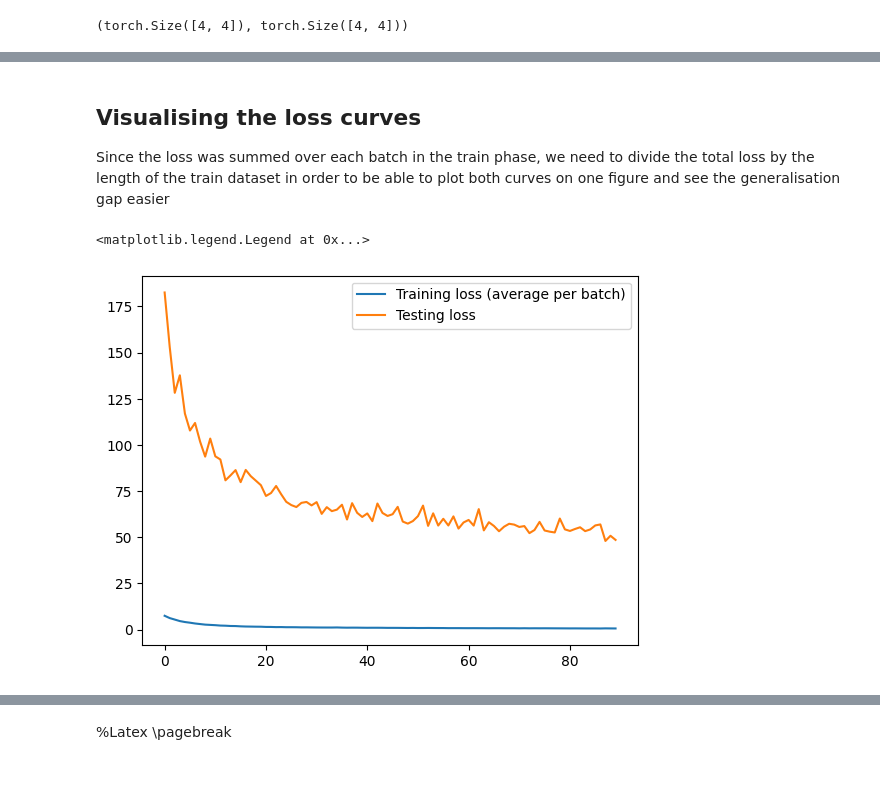
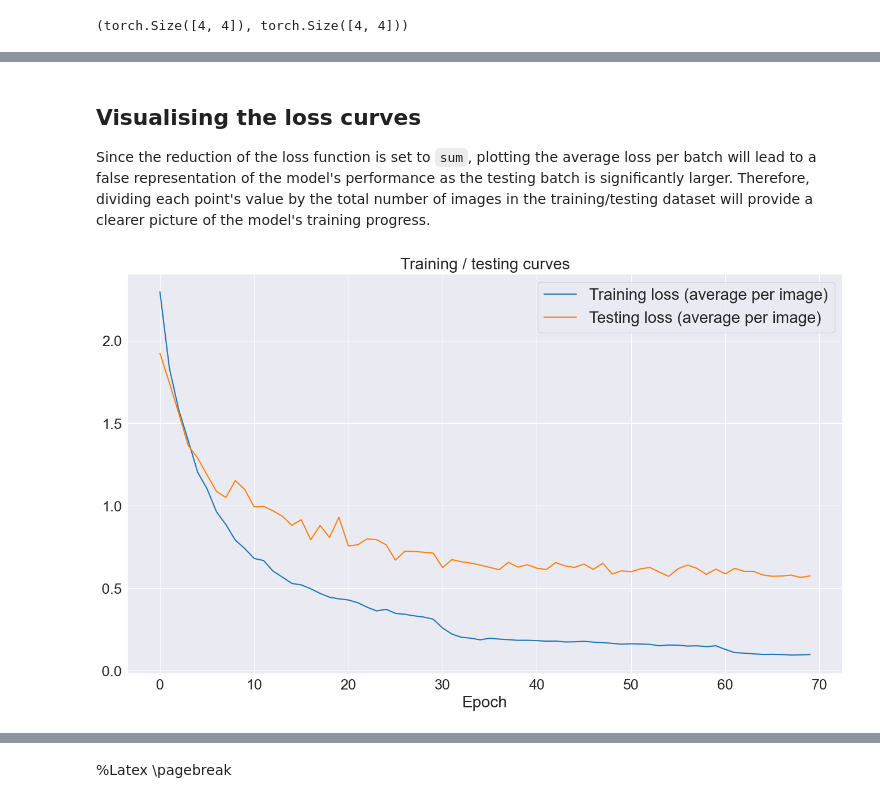
Before and after one commit to dont-text-me/PADL-assessment, a Jupyter notebook: padl.ipynb, the cells around one changed output, grey strips where cells are left out. Drawn from its saved outputs; the diff is of its cells as text; code cells hidden in the pictures; blank space fills up the shorter version.

```diff
--- a/padl.ipynb
+++ b/padl.ipynb
@@ -508,8 +721,10 @@ class ClocksDataset(Dataset):
         )  # Return the count of png files in the data directory
 
     def __getitem__(self, item):
-        img_path = os.path.join(self.data_dir, f"{str(item).zfill(4)}.png")
-        label_path = os.path.join(self.data_dir, f"{str(item).zfill(4)}.txt")
+        # Take the index (a number) and convert it into the filename by padding with zeros until length 4 is reached. Item 0 gets converted to '0000', item 1042 is converted to '1042'
+        filename = str(item).zfill(4)
+        img_path = os.path.join(self.data_dir, f"{filename}.png")
+        label_path = os.path.join(self.data_dir, f"{filename}.txt")
         image = read_image(img_path)
         if self.transform:
             image = self.transform(image)
@@ -519,7 +734,7 @@ class ClocksDataset(Dataset):
         return (
             image,
             torch.tensor(clock_to_sin_cos(hours, minutes), dtype=torch.float32),
-            f"{hours}:{minutes}",  # just for visuals
+            f"{hours}:{minutes}",  # To visualise labels, not used in training
         )
 # %%
 from torchvision.transforms import v2
@@ -529,14 +744,14 @@ from sklearn.model_selection import train_test_split
 transform = v2.Compose(
     [
         v2.ToDtype(torch.float32, scale=True),
-        v2.Normalize(mean=[0.485, 0.456, 0.406], std=[0.229, 0.224, 0.225]),
+        v2.Normalize(mean=[0.5, 0.5, 0.5], std=[0.5, 0.5, 0.5]),
         v2.Resize((256, 256)),
     ]
 )
 train_indices, test_indices = train_test_split(
     range(1000),  # image names are just numbers so a range is fine here
     train_size=0.9,
-)  # there is another set of data to test with so train on more data than usual
+)  # Train on more data than the usual 80% to better prepare the model for the testing set
 train_sampler = SubsetRandomSampler(train_indices)
 test_sampler = SubsetRandomSampler(test_indices)
 # %%
@@ -735,10 +933,8 @@ model(imgs.to("mps")).shape, labels.shape
 # %%
 clock_loss = torch.nn.L1Loss(reduction="sum")
 clock_optimizer = torch.optim.Adam(model.parameters(), lr=1e-4)
-scheduler = torch.optim.lr_scheduler.StepLR(
-    clock_optimizer, step_size=30, gamma=0.1
-)  # every 30 epochs, divide the learning rate by 10
-num_epochs = 90
+scheduler = torch.optim.lr_scheduler.StepLR(clock_optimizer, step_size=30, gamma=0.5)
+num_epochs = 70
 model.train()
 train_losses = []
 test_losses = []
@@ -747,18 +943,19 @@ for epoch in range(num_epochs):
     model.train()
     total_loss = 0
     for i, (images, labels, _) in enumerate(train_loader):
-        output = model(images.to("mps"))
-        loss = clock_loss(output, labels.to("mps"))
+        output = model(images.to(DEVICE))
+        loss = clock_loss(output, labels.to(DEVICE))
         clock_optimizer.zero_grad()
         loss.backward()
         clock_optimizer.step()
         total_loss += loss
+    scheduler.step()
     print("Total training loss over epoch {}: {:.2f}".format(epoch + 1, total_loss))
     train_losses.append(total_loss.item())
     model.eval()
     imgs, labels, _ = next(iter(test_loader))
-    output = model(imgs.to("mps"))
-    test_loss = clock_loss(output, labels.to("mps"))
+    output = model(imgs.to(DEVICE))
+    test_loss = clock_loss(output, labels.to(DEVICE))
     print(f"Test loss over epoch {epoch + 1}: {round(test_loss.item(), 3)}")
     if test_loss.item() < best_test_loss:
         best_test_loss = test_loss.item()
@@ -786,16 +983,22 @@ Test loss over epoch 90: 48.544
 # %% [markdown]
 ## Visualising the loss curves
-Since the loss was summed over each batch in the train phase, we need to divide the total loss by the length of the train dataset
-in order to be able to plot both curves on one figure and see the generalisation gap easier
+Since the reduction of the loss function is set to `sum`, plotting the average loss per batch will lead to a false representation of the model's performance as the testing batch is significantly larger. Therefore, dividing each point's value by the total number of images in the training/testing dataset will provide a clearer picture of the model's training progress.
 # %%
 import numpy as np
 
-plt.plot(
-    np.array(train_losses) / len(train_loader),
-    label="Training loss (average per batch)",
+_, ax = plt.subplots(figsize=(16, 9))
+ax.plot(
+    np.array(train_losses) / (4 * (len(train_loader))),
+    label="Training loss (average per image)",
 )
-plt.plot(test_losses, label="Testing loss")
-plt.legend()
+ax.plot(
+    np.array(test_losses) / len(next(iter(test_loader))[0]),
+    label="Testing loss (average per image)",
+)
+ax.tick_params(axis="both", which="major", labelsize=18)
+ax.set_xlabel("Epoch", fontsize=20)
+ax.set_title("Training / testing curves", fontsize=20)
+_ = ax.legend(fontsize=20)
+# plt.savefig('q5-training-plot.png')
 # %% [output]
-<matplotlib.legend.Legend at 0x...>
-[figure, old version]
+[figure, new version]
```
Also changed, not shown: parts of 93 cells of this notebook, 1 other file.
